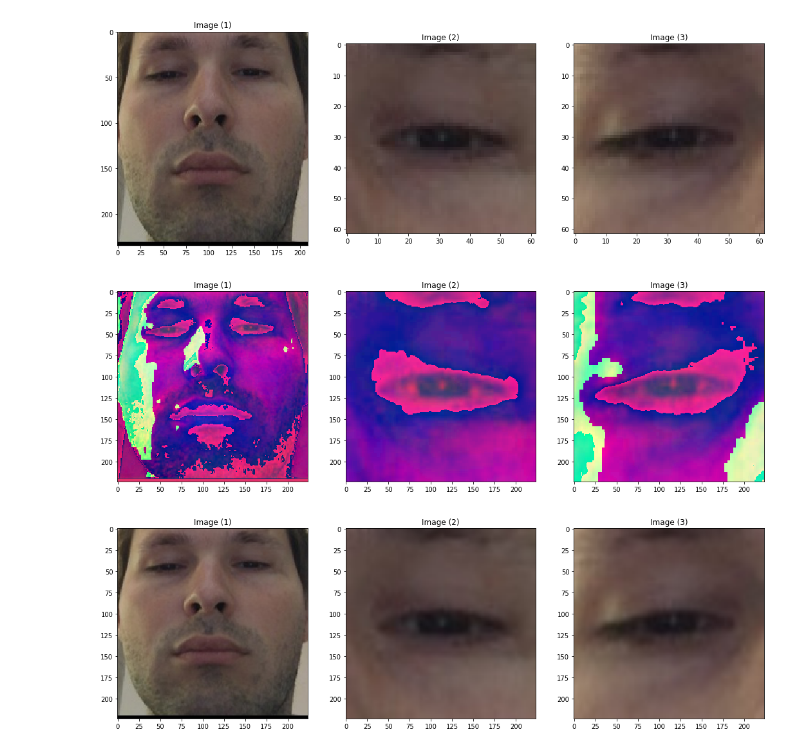
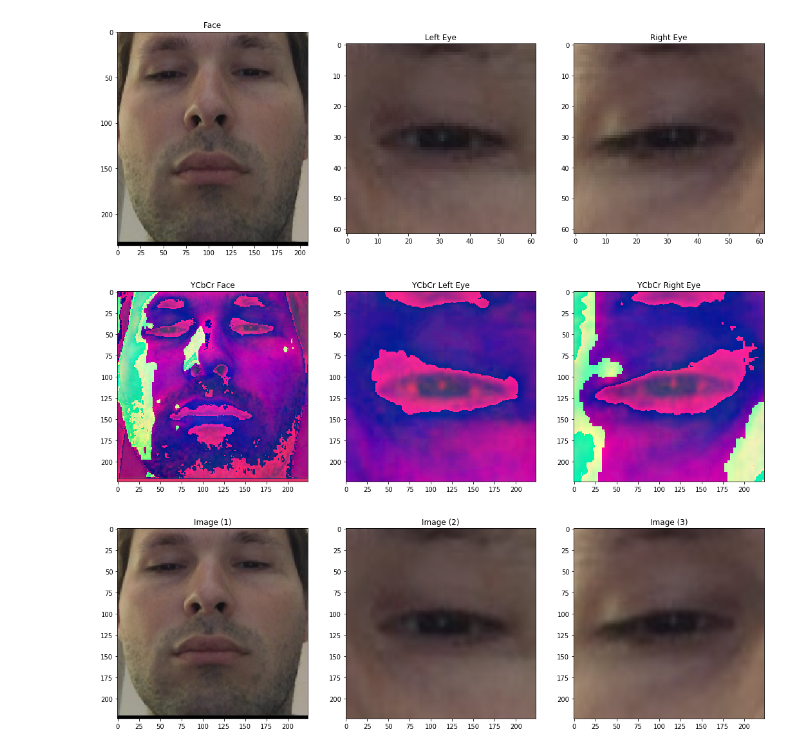
Before and after one commit to Switchcrafter/GazeCapture, a Jupyter notebook: pytorch/analyze_GradCAM.ipynb, the cells around one changed output. Saved outputs shown, nothing was run; the diff lists cells and outputs as text; code cells hidden in the pictures.

```diff
--- a/pytorch/analyze_GradCAM.ipynb
+++ b/pytorch/analyze_GradCAM.ipynb
@@ -29,36 +29,39 @@ pil_image_face = PILImage.open(img_path_face)
 pil_image_left_eye = PILImage.open(img_path_left_eye)
 pil_image_right_eye = PILImage.open(img_path_right_eye)
 
 
+# https://gist.github.com/soply/f3eec2e79c165e39c9d540e916142ae1#file-disp_multiple_images-py
 def show_images(images, cols = 1, titles = None):
     """Display a list of images in a single figure with matplotlib.
 
     Parameters
     ---------
     images: List of np.arrays compatible with plt.imshow.
 
     cols (Default = 1): Number of columns in figure (number of rows is
                         set to np.ceil(n_images/float(cols))).
 
     titles: List of titles corresponding to each image. Must have
             the same length as titles.
     """
     assert((titles is None)or (len(images) == len(titles)))
     n_images = len(images)
     if titles is None: titles = ['Image (%d)' % i for i in range(1,n_images + 1)]
     fig = plt.figure()
     for n, (image, title) in enumerate(zip(images, titles)):
-        a = fig.add_subplot(cols, np.ceil(n_images/float(cols)), n + 1)
+        a = fig.add_subplot(np.ceil(n_images/float(cols)), cols, n + 1)
 #         if image.ndim == 2:
 #             plt.gray()
         plt.imshow(image)
         a.set_title(title)
     fig.set_size_inches(np.array(fig.get_size_inches()) * n_images)
     plt.show()
 
-show_images([pil_image_face, pil_image_left_eye, pil_image_right_eye])
+show_images([pil_image_face, pil_image_left_eye, pil_image_right_eye],
+            cols=3,
+            titles=["Face", "Left Eye", "Right Eye"])
 # %% [output]
-[figure, old version]
+[figure, new version]
 # %%
 from ITrackerData import normalize_image_transform
 IMAGE_WIDTH = 224
@@ -103,7 +106,9 @@ tensor_face_vis, tensor_eye_left_vis, tensor_eye_right_vis = prepare_image_tenso
 # %%
 show_images([transforms.ToPILImage()(tensor_face.cpu().squeeze_(0)),
              transforms.ToPILImage()(tensor_eye_left.cpu().squeeze_(0)),
-             transforms.ToPILImage()(tensor_eye_right.cpu().squeeze_(0))])
+             transforms.ToPILImage()(tensor_eye_right.cpu().squeeze_(0))],
+            cols=3,
+            titles=["YCbCr Face", "YCbCr Left Eye", "YCbCr Right Eye"])
 # %% [output]
-[figure, old version]
+[figure, new version]
 # %%
```
Also changed, not shown: parts of 1 cell of this notebook.
